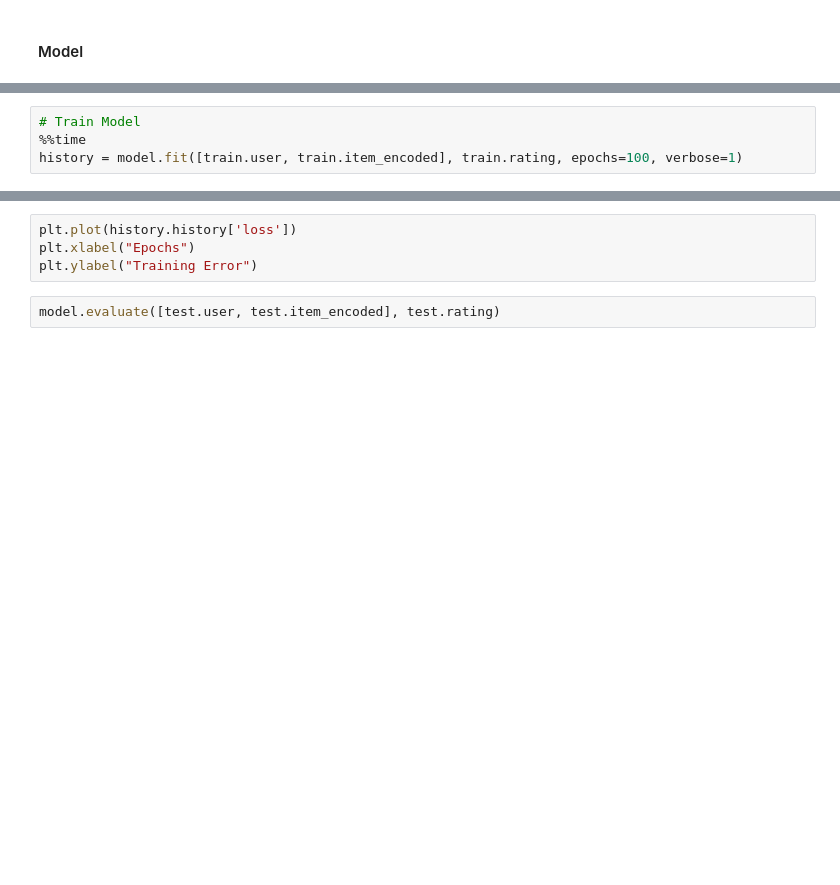
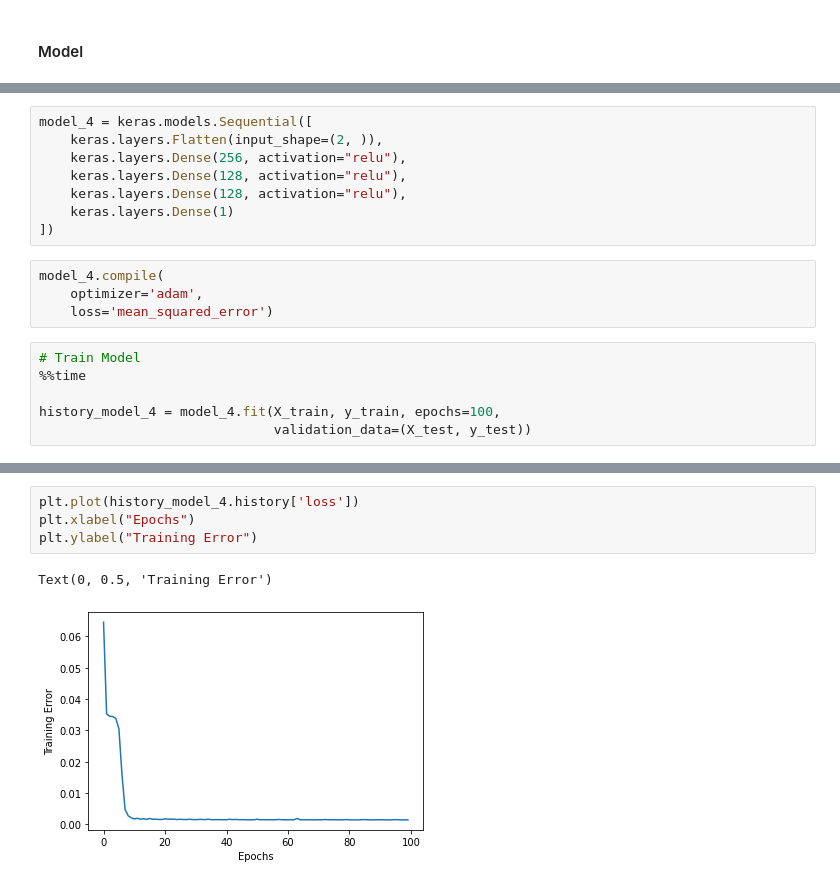
Before and after one commit to jhancuch/onmart, a Jupyter notebook: recommenders/recommenders.ipynb, the cells around one changed output, grey strips where cells are left out. Drawn from its saved outputs; the diff is of its cells as text; blank space fills up the shorter version.

```diff
--- a/recommenders/recommenders.ipynb
+++ b/recommenders/recommenders.ipynb
@@ -511,4 +499,18 @@ model.summary()
+# %%
+model_4 = keras.models.Sequential([
+    keras.layers.Flatten(input_shape=(2, )),
+    keras.layers.Dense(256, activation="relu"),
+    keras.layers.Dense(128, activation="relu"),
+    keras.layers.Dense(128, activation="relu"),
+    keras.layers.Dense(1)
+])
+# %%
+model_4.compile(
+    optimizer='adam',
+    loss='mean_squared_error')
 # %%
 # Train Model
 %%time
-history = model.fit([train.user, train.item_encoded], train.rating, epochs=100, verbose=1)
+
+history_model_4 = model_4.fit(X_train, y_train, epochs=100,
+                              validation_data=(X_test, y_test))
@@ -515,6 +535,7 @@ history = model.fit([train.user, train.item_encoded], train.rating, epochs=100,
 # %%
-plt.plot(history.history['loss'])
+plt.plot(history_model_4.history['loss'])
 plt.xlabel("Epochs")
 plt.ylabel("Training Error")
+# %% [output]
+Text(0, 0.5, 'Training Error')
+[figure, added]
-# %%
-model.evaluate([test.user, test.item_encoded], test.rating)
```
Also changed, not shown: parts of 20 cells of this notebook.
